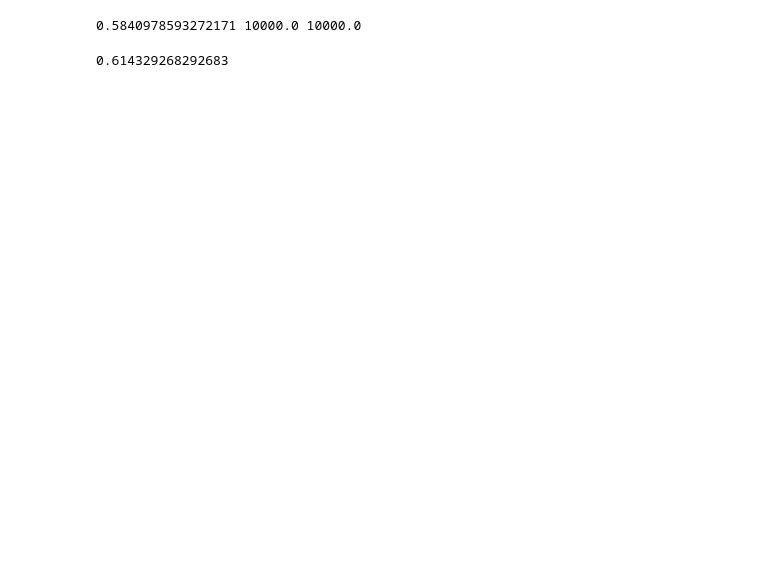
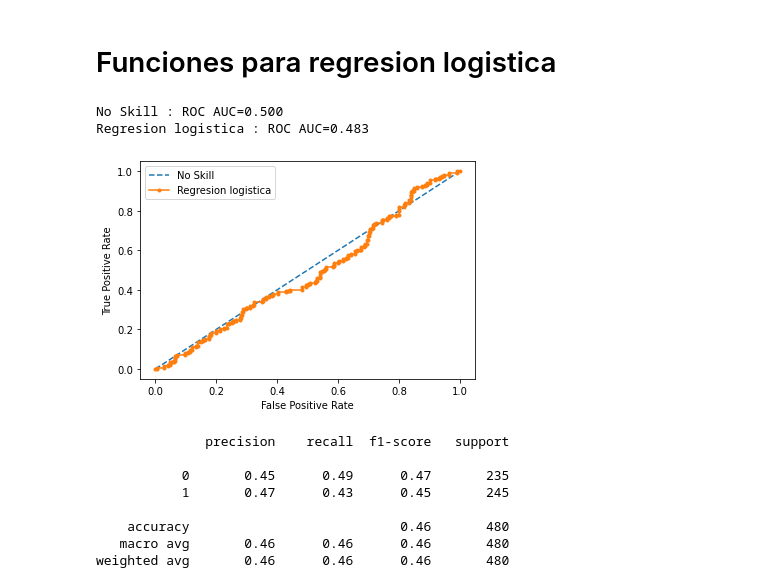
Before and after one commit to miferr/Aprendizaje-Automatico, a Jupyter notebook: Proyecto/Regresion lineal proyecto AA.ipynb, the cells around one changed output. Drawn from its saved outputs; the diff is of its cells as text; code cells hidden in the pictures; blank space fills up the shorter version.

```diff
--- a/Proyecto/Regresion lineal proyecto AA.ipynb
+++ b/Proyecto/Regresion lineal proyecto AA.ipynb
@@ -177,6 +0,0 @@ Regresion lineal descenso de gradiente
-# %%
-lamdas = [0, 0.001, 0.003, 0.01, 0.03, 0.1, 0.3, 1, 3, 10, 100]
-for reg in lamdas:
-    theta = np.array([1] * (xn_train.shape[1]))
-    theta_opt = minimize(fun=cost, x0=theta, args=(xn_train, y_train, reg), jac=gradient).x
-    print(porcentaje(xn_test, y_test, theta_opt))
@@ -280,11 +0,0 @@ for C in values:
-# %%
-print(best_acc, best_C, best_sigma)
-# %% [output]
-0.5840978593272171 10000.0 10000.0
-# %%
-svm = SVC(kernel='rbf', C=30, gamma=1 / (2 * 30**2))
-svm.fit(xn_train, y_train)
-acc = accuracy_score(y_test, svm.predict(xn_test))
-acc
-# %% [output]
-0.614329268292683
@@ -290,0 +17,45 @@ acc
+# %% [markdown]
+# Funciones para regresion logistica
+# %%
+def sigmoid(z):
+    return 1 / (1 + np.exp(-z))
+
+def hip(X, theta):
+    return sigmoid(np.dot(X, theta))
+
+def cost(theta, X, Y, m, lamda):
+    return (-1 / m) * (np.dot(Y, np.log(hip(X, theta))) + np.dot((1 - Y), np.log(1 - hip(X, theta)))) + (lamda / (2 * m)) * np.sum(np.power(theta, 2))
+
+def gradient(theta, X, Y, m, lamda):
+    gradiente =  ((1 / m) * np.matmul((hip(X, theta) - Y), X))
+    result = gradiente[0]
+    i = 1
+    for e in gradiente[1:]:
+        result = np.append(result, e + ((lamda / m) * theta[i]))
+        i += 1
+    return result
+
+
+def regresion_logistica(x_train, y_train, x_test, y_test):
+    lamda = 0.1
+    theta = [0] * (9)
+    result = opt.fmin_tnc(func=cost, x0=theta, fprime=gradient, args=(x_train, y_train, np.shape(x_train)[0], lamda))
+    theta_opt = result[0]
+
+
+    au_under_dwayn(y_test, hip(x_test,theta_opt), 'Regresion logistica')
+    print(classification_report(y_test,hip(x_test,theta_opt).round()))
+# %%
+regresion_logistica(x_train, y_train, x_test, y_test)
+# %% [output]
+No Skill : ROC AUC=0.500
+Regresion logistica : ROC AUC=0.483
+[figure, added]
+              precision    recall  f1-score   support
+
+           0       0.45      0.49      0.47       235
+           1       0.47      0.43      0.45       245
+
+    accuracy                           0.46       480
+   macro avg       0.46      0.46      0.46       480
+weighted avg       0.46      0.46      0.46       480
```
Also changed, not shown: parts of 35 cells of this notebook, 3 other files.
